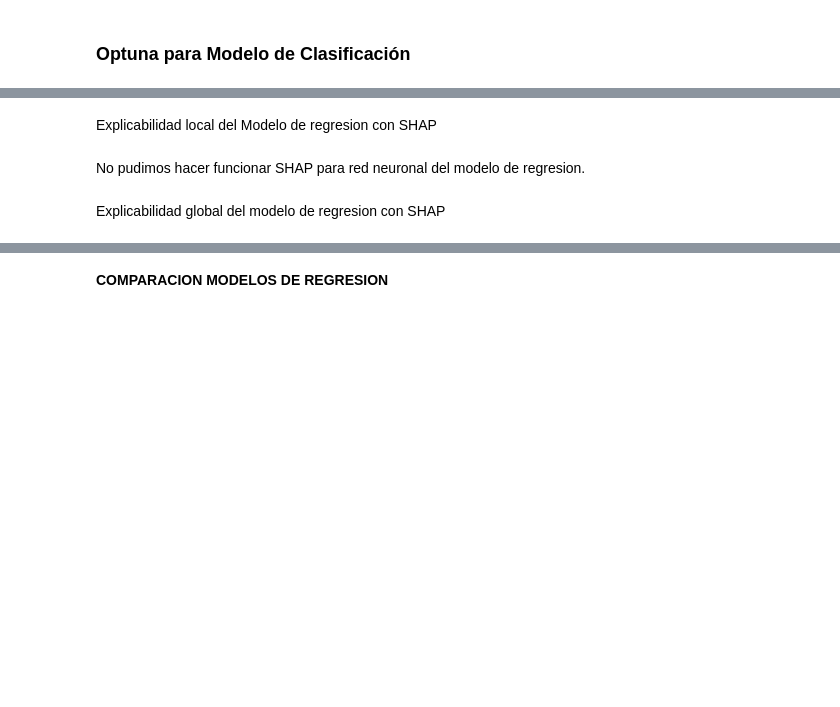
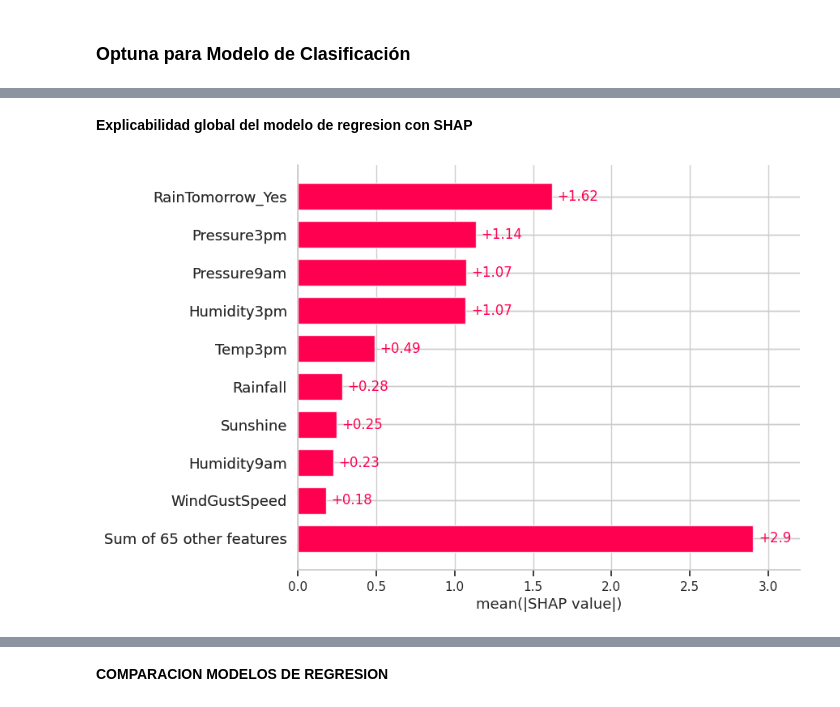
Before and after one commit to SolKidonakis/AA1-TUIA-KIDONAKIS-LEGUIZA, a Jupyter notebook: TP_integrador_AA1.ipynb, the cells around one changed output, grey strips where cells are left out. Cells and saved outputs as stored; diff of their text form; code cells hidden in the pictures; blank space fills up the shorter version.

```diff
--- a/TP_integrador_AA1.ipynb
+++ b/TP_integrador_AA1.ipynb
@@ -2485,28 +2557,36 @@ logloss_nn_test_best, precision_nn_test_best = classification_model_best_params.
 # %% [markdown]
-Explicabilidad local del Modelo de regresion con SHAP
+**Explicabilidad global del modelo de regresion con SHAP**
-# %% [markdown]
-No pudimos hacer funcionar SHAP para red neuronal del modelo de regresion.
 # %%
+import tensorflow as tf
 import shap
+import numpy as np
 
-# # Crear un objeto explainer SHAP para el modelo de regresión
-# explainer_reg = shap.DeepExplainer(regression_model_best_params, X_train_part_reg)
+sample_size = 100
+X_train_sample = X_train_part_reg[:sample_size]
 
-# # Calcular los valores SHAP para todos los ejemplos de prueba
-# shap_values_reg = explainer_reg.shap_values(X_test_scaled)
+# Crear un objeto explainer SHAP para el modelo de regresión usando DeepExplainer
+explainer_reg = shap.DeepExplainer(regression_model_best_params, X_train_sample)
 
-# # Seleccionar el índice del ejemplo específico que deseas interpretar
-# idx = 50
+# Calcular los valores SHAP para todos los ejemplos de prueba
+shap_values_reg = explainer_reg.shap_values(X_test_scaled)
 
-# # Obtener la predicción para el ejemplo seleccionado
-# prediction = regression_model_best_params.predict(X_test_scaled)[idx]
+# Convertir a NumPy array si es necesario (en este caso, es probable que ya sea un ndarray)
+shap_values_reg = [sv.numpy() if isinstance(sv, tf.Tensor) else sv for sv in shap_values_reg]
 
-# # Crear un objeto de explicación SHAP para el ejemplo seleccionado
-# explanation = shap.Explanation(values=shap_values_reg[idx],
-#                                 base_values=explainer_reg.expected_value,
-#                                 feature_names=X_train_regresion.columns)
+# Asegurarse de que los valores SHAP tengan la forma correcta
+shap_values_reg = np.squeeze(shap_values_reg)
 
-# # Visualizar la interpretación del ejemplo seleccionado
-# shap.plots.waterfall(explanation)
+# Obtener el valor base (expected_value)
+base_value = explainer_reg.expected_value.numpy()
+
+feature_names = list(X_train_regresion.columns)
+
+# Crear un objeto de explicación SHAP para la interpretación global
+explanation = shap.Explanation(values=shap_values_reg,
+                               base_values=base_value,
+                               feature_names=feature_names)
+
+# Visualizar la importancia de las características a nivel global
+shap.plots.bar(explanation)
+# %% [output]
+[figure, added]
-# %% [markdown]
-Explicabilidad global del modelo de regresion con SHAP
```
Also changed, not shown: parts of 41 cells of this notebook.
